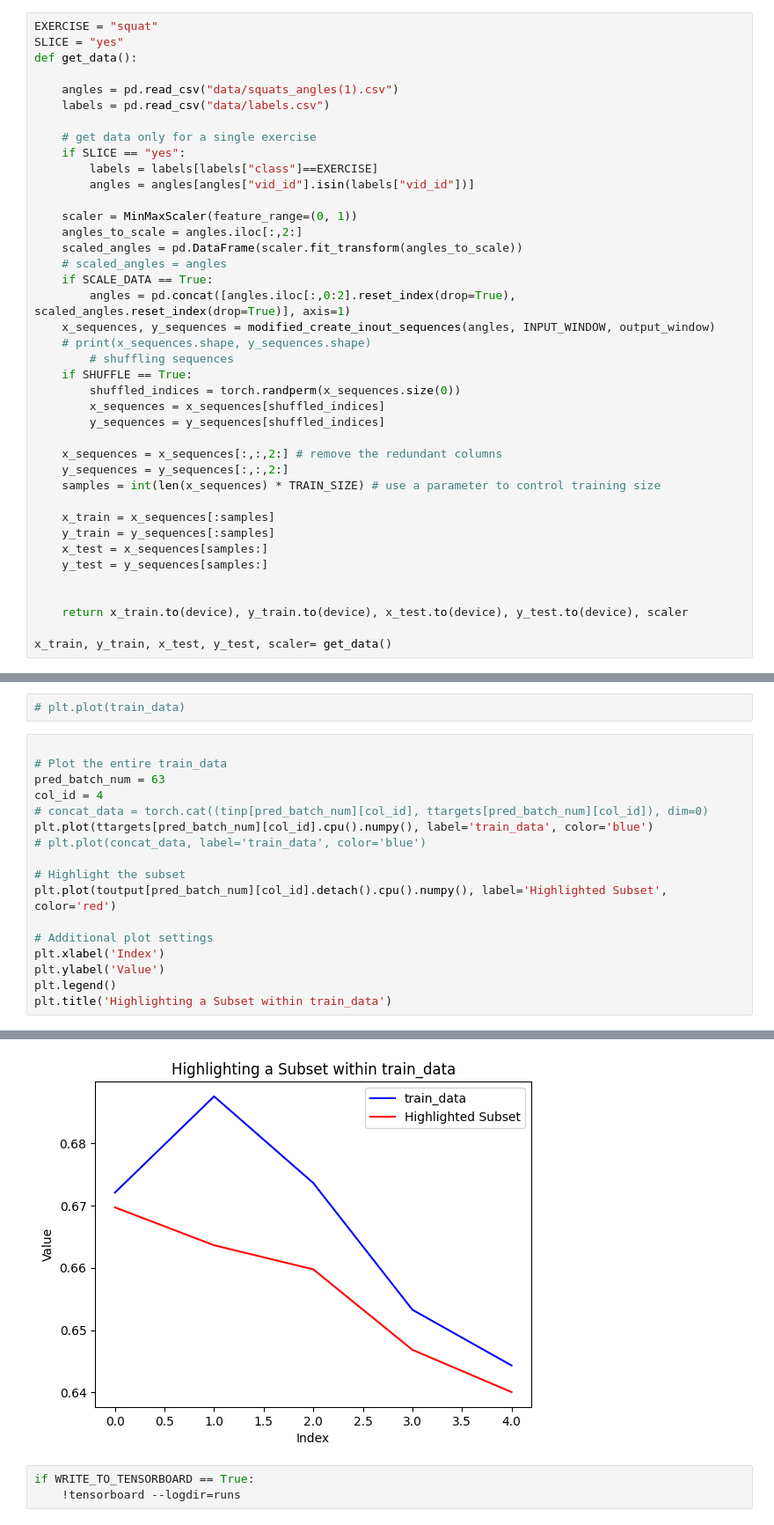
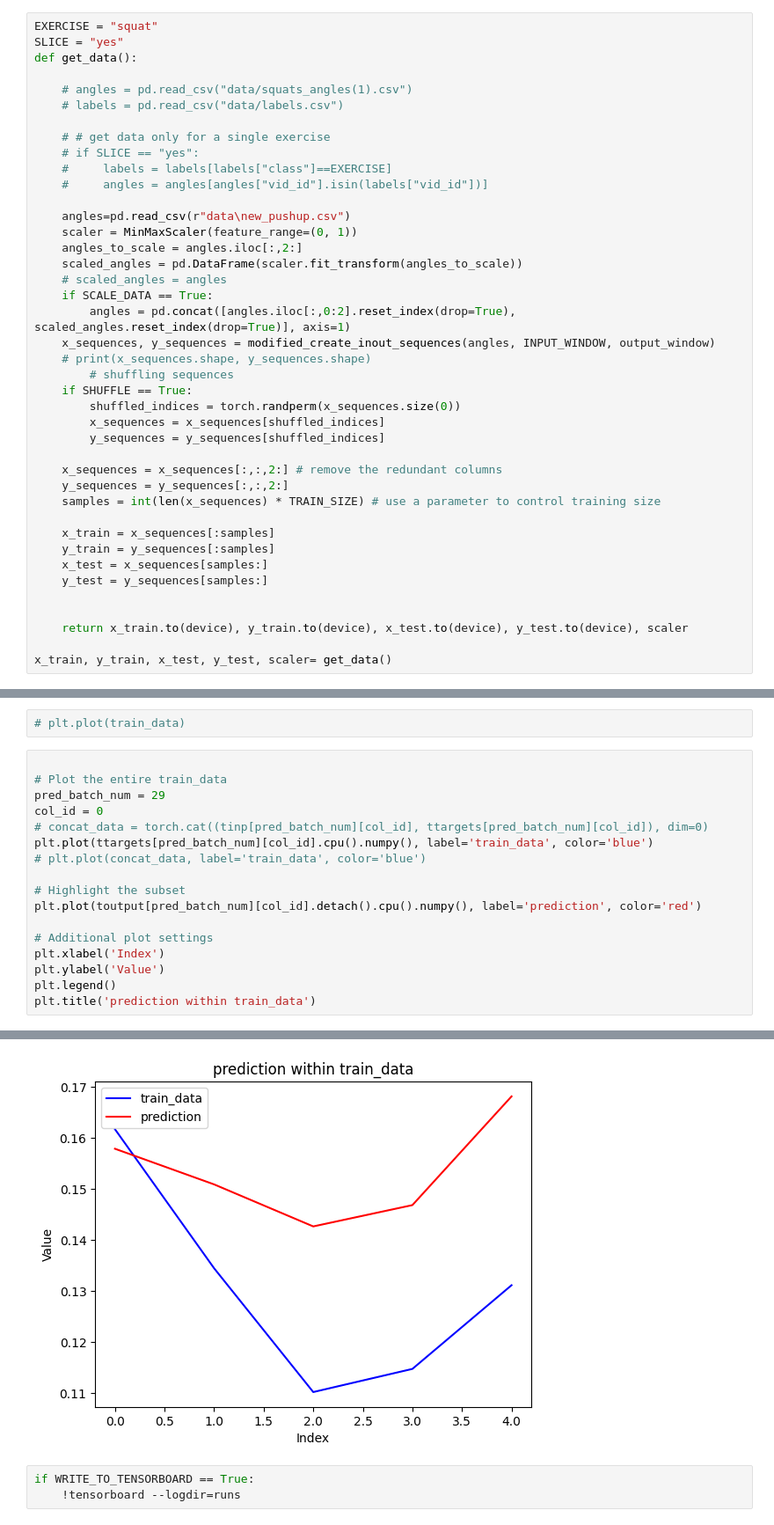
Before and after one commit to siddzzshetty/Rehabilitation-System, a Jupyter notebook: model.ipynb, the cells around one changed output, grey strips where cells are left out. Shown at 88% size. Cells and saved outputs as stored; diff of their text form.

```diff
--- a/model.ipynb
+++ b/model.ipynb
@@ -95,14 +95,15 @@ EXERCISE = "squat"
 SLICE = "yes"
 def get_data():
 
-    angles = pd.read_csv("data/squats_angles(1).csv")
-    labels = pd.read_csv("data/labels.csv")
+    # angles = pd.read_csv("data/squats_angles(1).csv")
+    # labels = pd.read_csv("data/labels.csv")
 
-    # get data only for a single exercise
-    if SLICE == "yes":
-        labels = labels[labels["class"]==EXERCISE]
-        angles = angles[angles["vid_id"].isin(labels["vid_id"])]
+    # # get data only for a single exercise
+    # if SLICE == "yes":
+    #     labels = labels[labels["class"]==EXERCISE]
+    #     angles = angles[angles["vid_id"].isin(labels["vid_id"])]
 
+    angles=pd.read_csv(r"data\new_pushup.csv")
     scaler = MinMaxScaler(feature_range=(0, 1))
     angles_to_scale = angles.iloc[:,2:]
     scaled_angles = pd.DataFrame(scaler.fit_transform(angles_to_scale))
@@ -591,18 +592,18 @@ tensor(0.0006, grad_fn=<MseLossBackward0>)
 # %%
 
 # Plot the entire train_data
-pred_batch_num = 63
-col_id = 4
+pred_batch_num = 29
+col_id = 0
 # concat_data = torch.cat((tinp[pred_batch_num][col_id], ttargets[pred_batch_num][col_id]), dim=0)
 plt.plot(ttargets[pred_batch_num][col_id].cpu().numpy(), label='train_data', color='blue')
 # plt.plot(concat_data, label='train_data', color='blue')
 
 # Highlight the subset
-plt.plot(toutput[pred_batch_num][col_id].detach().cpu().numpy(), label='Highlighted Subset', color='red')
+plt.plot(toutput[pred_batch_num][col_id].detach().cpu().numpy(), label='prediction', color='red')
 
 # Additional plot settings
 plt.xlabel('Index')
 plt.ylabel('Value')
 plt.legend()
-plt.title('Highlighting a Subset within train_data')
+plt.title('prediction within train_data')
 # %% [output]
@@ -610,4 +611,4 @@ Text(0.5, 1.0, 'Highlighting a Subset within train_data')
-[figure, old version]
+[figure, new version]
 # %%
 if WRITE_TO_TENSORBOARD == True:
     !tensorboard --logdir=runs
```
Also changed, not shown: parts of 6 cells of this notebook, 1 other file.
